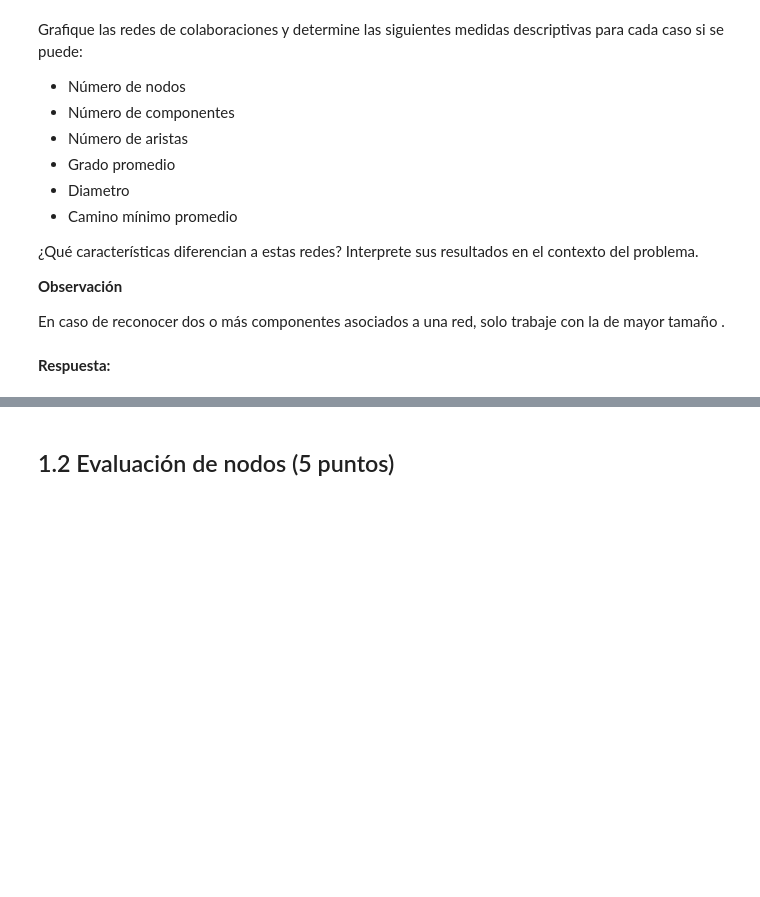
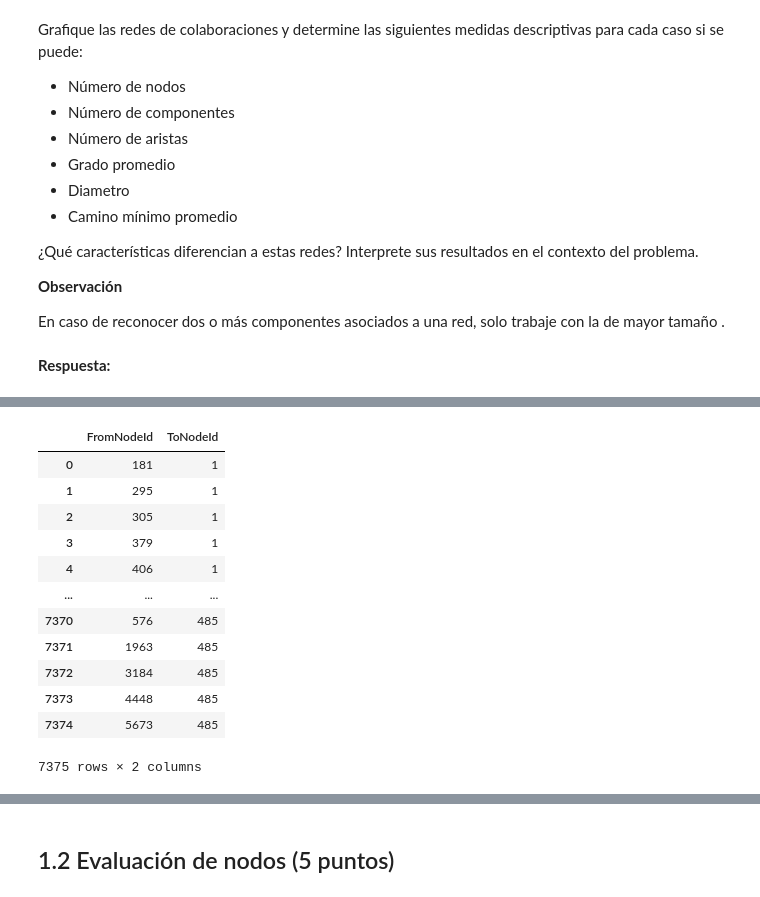
Before and after one commit to bcerdam/gml-t1, a Jupyter notebook: Enunciado_GNN_Tarea_1_2025_2.ipynb, the cells around one changed output, grey strips where cells are left out. Cells and saved outputs as stored; diff of their text form; code cells hidden in the pictures; blank space fills up the shorter version.

```diff
--- a/Enunciado_GNN_Tarea_1_2025_2.ipynb
+++ b/Enunciado_GNN_Tarea_1_2025_2.ipynb
@@ -66,0 +128,16 @@ En caso de reconocer dos o más componentes asociados a una red, solo trabaje co
+# %%
+f
+# %% [output]
+|  | FromNodeId | ToNodeId |
+| 0 | 181 | 1 |
+| 1 | 295 | 1 |
+| 2 | 305 | 1 |
+| 3 | 379 | 1 |
+| 4 | 406 | 1 |
+| ... | ... | ... |
+| 7370 | 576 | 485 |
+| 7371 | 1963 | 485 |
+| 7372 | 3184 | 485 |
+| 7373 | 4448 | 485 |
+| 7374 | 5673 | 485 |
+7375 rows × 2 columns
```
Also changed, not shown: parts of 13 cells of this notebook.
